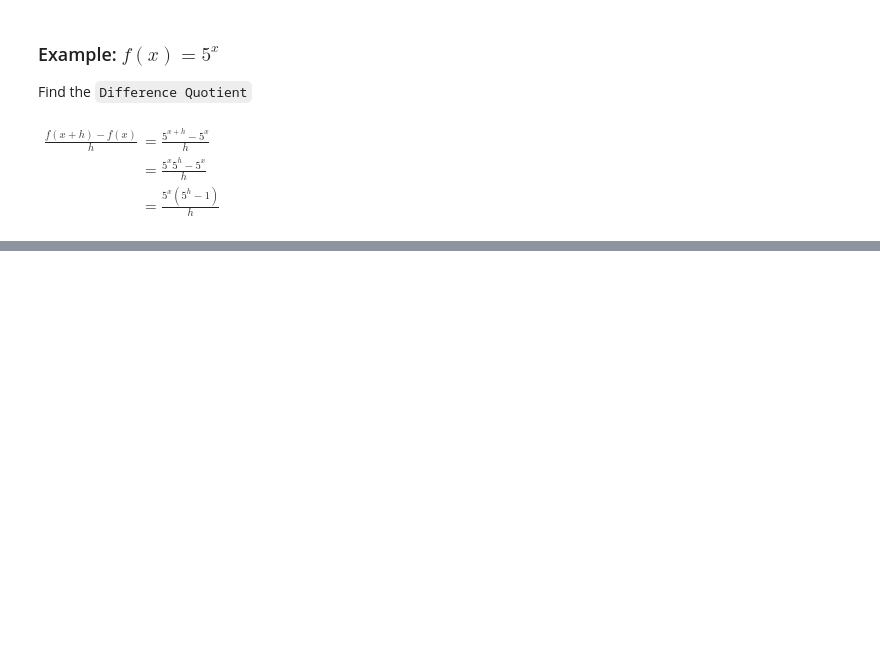
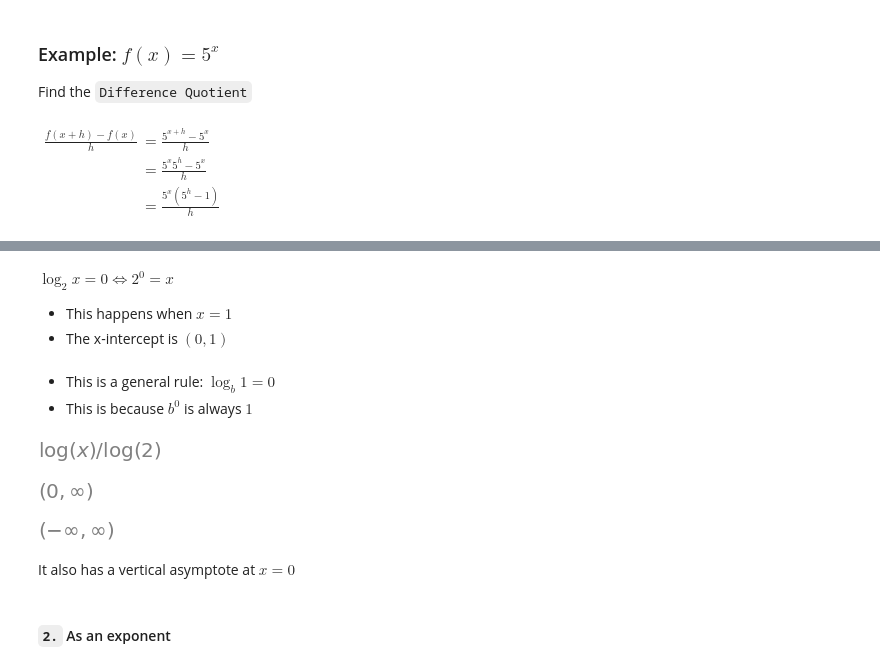
Before and after one commit to PaulToronto/Johns-Hopkins-Coursera-Applied-Calculus-With-Python, a Jupyter notebook: 2_2_Exponential_and_Logarithmic_Functions.ipynb, the cells around one changed output, grey strips where cells are left out. Cells and saved outputs as stored; diff of their text form; code cells hidden in the pictures; blank space fills up the shorter version.

```diff
--- a/2_2_Exponential_and_Logarithmic_Functions.ipynb
+++ b/2_2_Exponential_and_Logarithmic_Functions.ipynb
@@ -270,0 +388,13 @@ $
+# %% [markdown]
+$\log_{2}{x} = 0 \iff 2^{0} = x$
+
+- This happens when $x = 1$
+- The x-intercept is $(0, 1)$
+# %% [markdown]
+- This is a general rule: $\log_{b}{1} = 0$
+- This is because $b^{0}$ is always $1$
+# %%
+expr = sym.log(x, 2)
+expr
+# %% [output]
+[figure, added]
@@ -270,0 +408,12 @@ $
+# %%
+domain
+# %% [output]
+[figure, added]
+# %%
+range
+# %% [output]
+[figure, added]
+# %% [markdown]
+It also has a vertical asymptote at $x = 0$
+# %% [markdown]
+#### `2.` As an exponent
```
Also changed, not shown: parts of 23 cells of this notebook.
